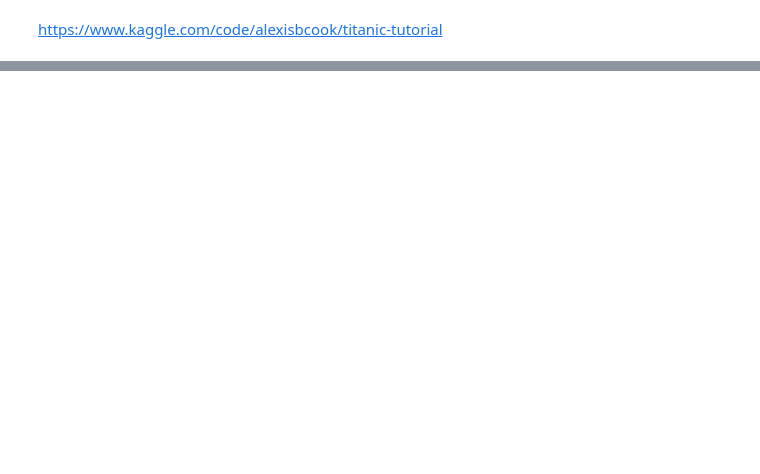
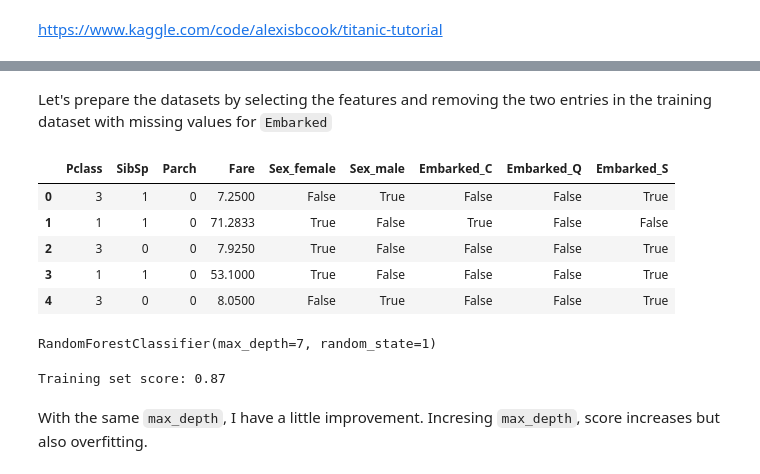
Before and after one commit to romani79/data_science_lab_book, a Jupyter notebook: Titanic/2_first_model.ipynb, the cells around one changed output, grey strips where cells are left out. Saved outputs shown, nothing was run; the diff lists cells and outputs as text; code cells hidden in the pictures; blank space fills up the shorter version.

Commit message:
add a second model to titanic

```diff
--- a/Titanic/2_first_model.ipynb
+++ b/Titanic/2_first_model.ipynb
@@ -41,0 +138,33 @@ Your submission was successfully saved!
+# %% [markdown]
+Let's prepare the datasets by selecting the features and removing the two entries in the training dataset with missing values for `Embarked`
+# %%
+features = ["Pclass", "Sex", "SibSp", "Parch", "Fare", "Embarked"]
+X_train_sel = train_data[features]
+mask = train_data.Embarked.isnull()
+indices = train_data[mask].index.values
+X_train_drop = X_train_sel.drop(index=indices)
+
+y_train = y_train.drop(index=indices)
+# %%
+X_train = pd.get_dummies(X_train_drop)
+X_test = pd.get_dummies(test_data[features])
+# %%
+X_train.head()
+# %% [output]
+|  | Pclass | SibSp | Parch | Fare | Sex_female | Sex_male | Embarked_C | Embarked_Q | Embarked_S |
+| 0 | 3 | 1 | 0 | 7.2500 | False | True | False | False | True |
+| 1 | 1 | 1 | 0 | 71.2833 | True | False | True | False | False |
+| 2 | 3 | 0 | 0 | 7.9250 | True | False | False | False | True |
+| 3 | 1 | 1 | 0 | 53.1000 | True | False | False | False | True |
+| 4 | 3 | 0 | 0 | 8.0500 | False | True | False | False | True |
+# %%
+model = RandomForestClassifier(n_estimators=100, max_depth=7, random_state=1)
+model.fit(X_train, y_train)
+# %% [output]
+RandomForestClassifier(max_depth=7, random_state=1)
+# %%
+print(f"Training set score: {model.score(X_train, y_train):.2f}")
+# %% [output]
+Training set score: 0.87
+# %% [markdown]
+With the same `max_depth`, I have a little improvement. Incresing `max_depth`, score increases but also overfitting.
```
Also changed, not shown: parts of 19 cells of this notebook.
